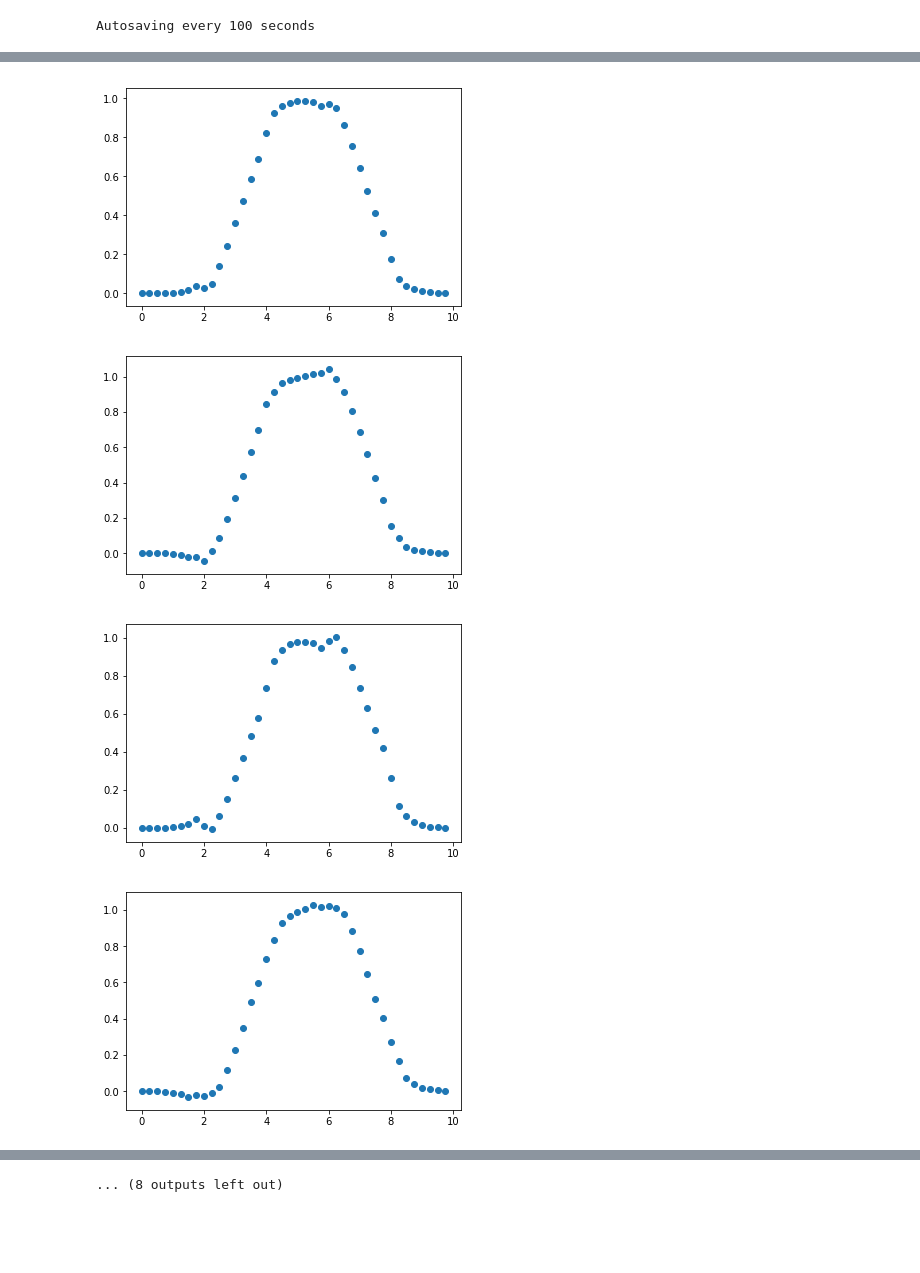
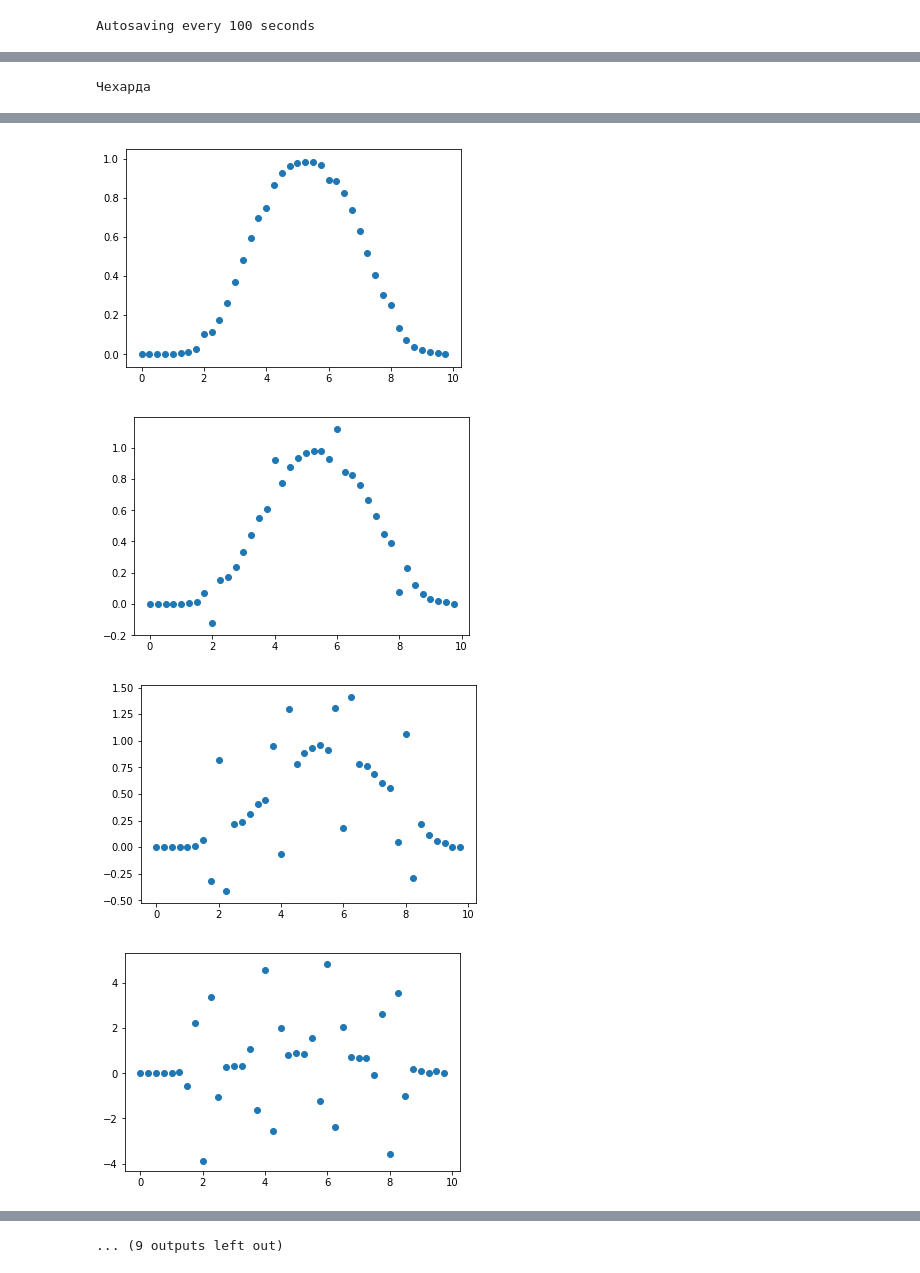
Before and after one commit to ivartb/AlGaN, a Jupyter notebook: model_heat_equation.ipynb, the cells around one changed output, grey strips where cells are left out. Saved outputs shown, nothing was run; the diff lists cells and outputs as text; code cells hidden in the pictures; blank space fills up the shorter version.

```diff
--- a/model_heat_equation.ipynb
+++ b/model_heat_equation.ipynb
@@ -113,13 +127,13 @@ for m in methods:
 # %%
 # manual1: http://mash-xxl.info/page/037106102150078245014092020230082163118095238104/
 # manual2: http://crecs.ru/ru/numlabs2/Advect_index.html
-
+print("Чехарда")
 for time in range(0, times):
     if time > 1:
         T[time, 0] = func1(0)
         T[time, -1] = func1(x_max)
         for x in range(1, len(xs) - 1):
-            T[time, x] = T[time - 2][x] - s * (T[time - 1][x + 1] - T[time - 1][x - 1])
+            T[time, x] = T[time - 2][x] + (s + r) * T[time - 1][x - 1] - 2 * r * T[time - 1][x] + (-s + r) * T[time - 1][x + 1]
     elif time == 1:
         T[time, 0] = func1(0)
         T[time, -1] = func1(x_max)
@@ -128,5 +142,6 @@ for time in range(0, times):
     plt.scatter(xs, T[time,:])
     plt.show()
 # %% [output]
+Чехарда
 [figure]
 [figure]
@@ -134,4 +149,4 @@ for time in range(0, times):
-[figure, old version]
+[figure, new version]
-[figure, old version]
+[figure, new version]
-[figure, old version]
+[figure, new version]
-[figure, old version]
+[figure, new version]
@@ -143 +157 @@ for time in range(0, times):
-... (8 outputs left out)
+... (9 outputs left out)
```
Also changed, not shown: parts of 3 cells of this notebook.
